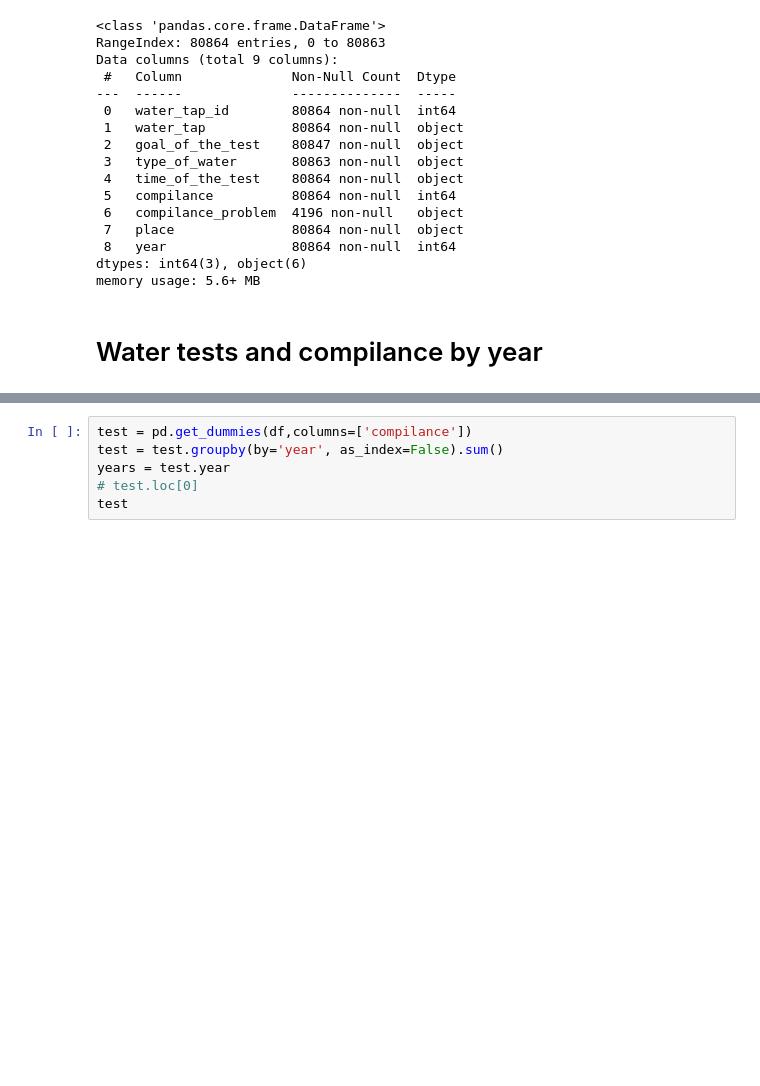
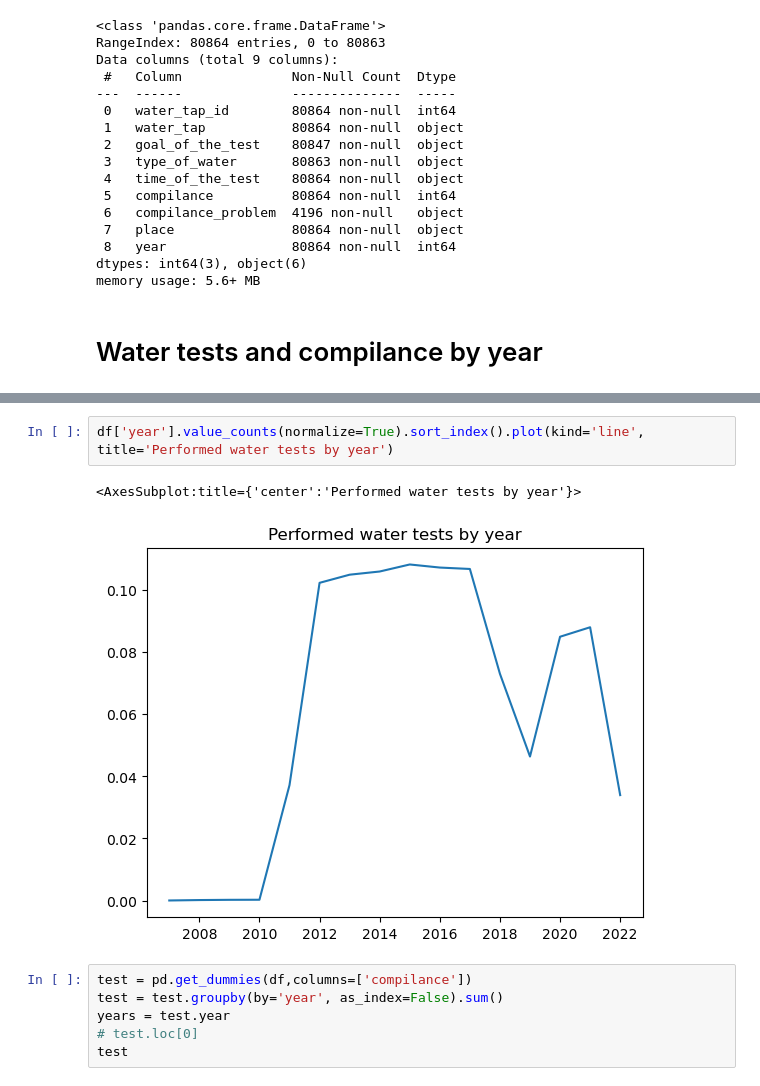
Before and after one commit to lunfman/DrinkingWaterQualityPrediction, a Jupyter notebook: open_data_analysis.ipynb, the cells around one changed output, grey strips where cells are left out. Drawn from its saved outputs; the diff is of its cells as text; blank space fills up the shorter version.

```diff
--- a/open_data_analysis.ipynb
+++ b/open_data_analysis.ipynb
@@ -115,3 +115,8 @@ df['year'].value_counts(normalize=True).plot(kind='bar', title='Performed water
+# %%
+df['year'].value_counts(normalize=True).sort_index().plot(kind='line', title='Performed water tests by year')
+# %% [output]
+<AxesSubplot:title={'center':'Performed water tests by year'}>
+[figure, added]
 # %%
 test = pd.get_dummies(df,columns=['compilance'])
 test = test.groupby(by='year', as_index=False).sum()
```
Also changed, not shown: parts of 10 cells of this notebook, 3 other files.
